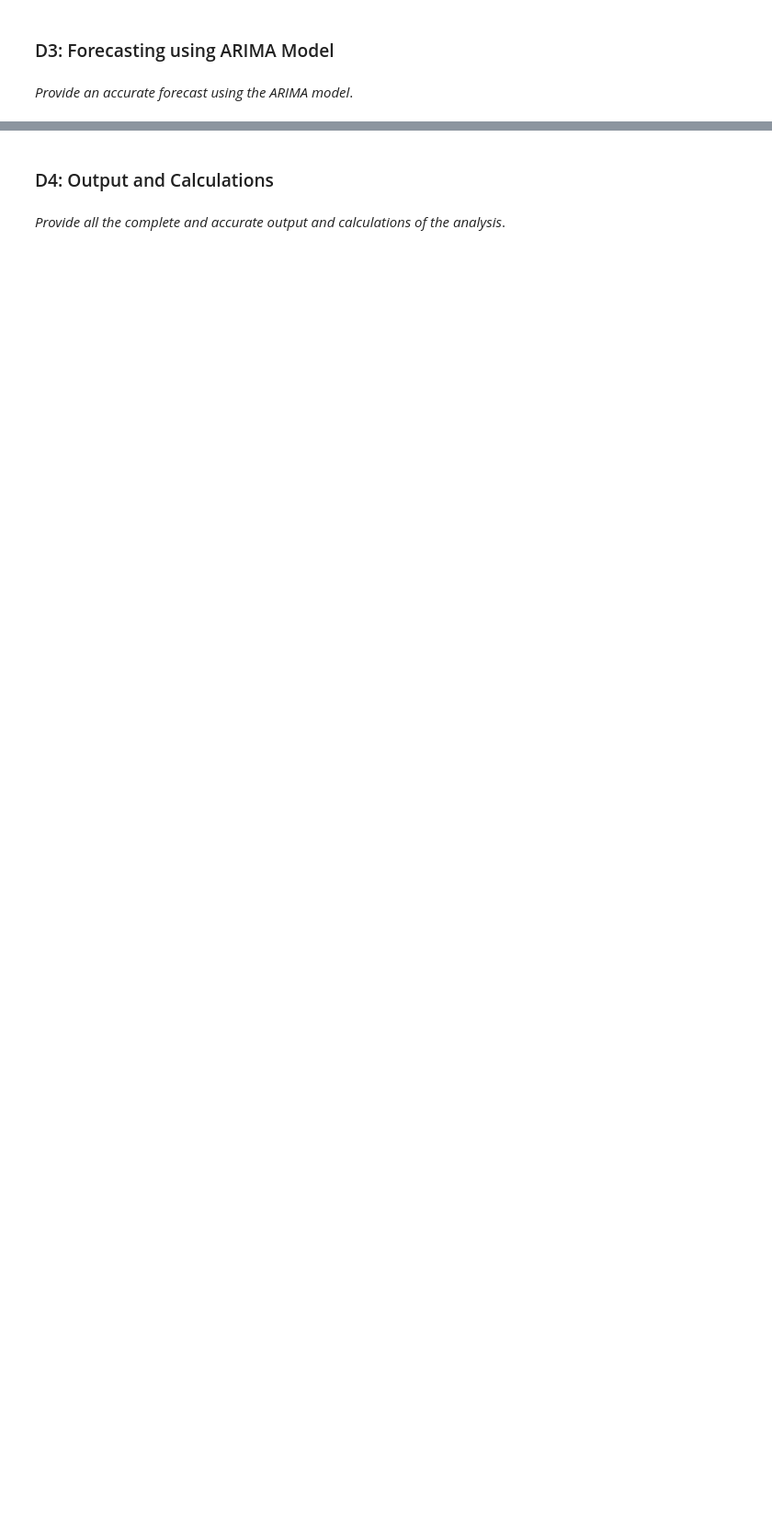
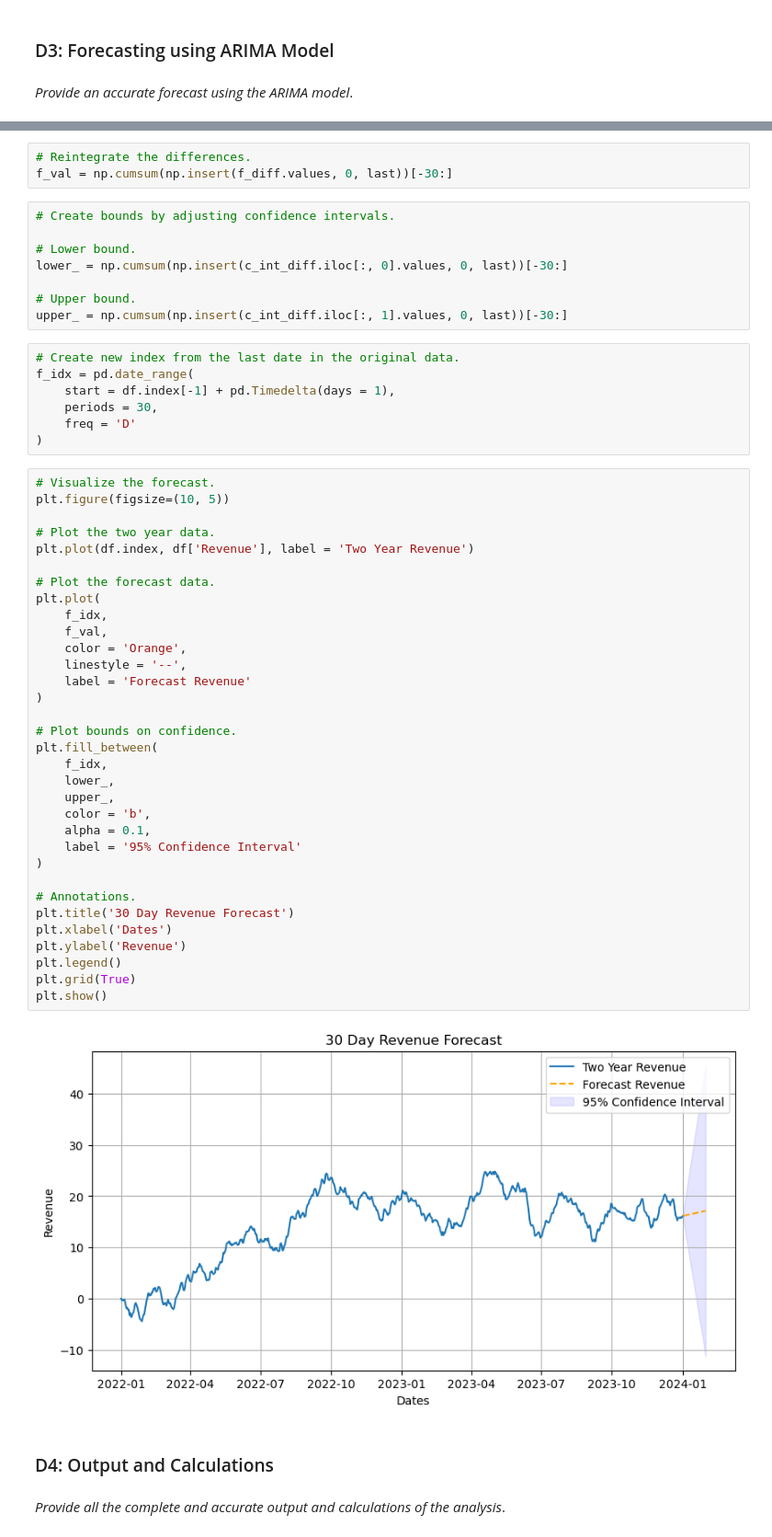
Before and after one commit to diadba/M.S.-Data-Analytics, a Jupyter notebook: D213 - Advanced Data Analytics/Task 1 - Time Series Modeling/D213PA1.ipynb, the cells around one changed output, grey strips where cells are left out. Shown at 92% size. Drawn from its saved outputs; the diff is of its cells as text; blank space fills up the shorter version.

```diff
--- a/D213 - Advanced Data Analytics/Task 1 - Time Series Modeling/D213PA1.ipynb
+++ b/D213 - Advanced Data Analytics/Task 1 - Time Series Modeling/D213PA1.ipynb
@@ -524,3 +495,56 @@ The 20% of the full set, the testing data is between the marked bars.
+# %%
+# Reintegrate the differences.
+f_val = np.cumsum(np.insert(f_diff.values, 0, last))[-30:]
+# %%
+# Create bounds by adjusting confidence intervals.
+
+# Lower bound.
+lower_ = np.cumsum(np.insert(c_int_diff.iloc[:, 0].values, 0, last))[-30:]
+
+# Upper bound.
+upper_ = np.cumsum(np.insert(c_int_diff.iloc[:, 1].values, 0, last))[-30:]
+# %%
+# Create new index from the last date in the original data.
+f_idx = pd.date_range(
+    start = df.index[-1] + pd.Timedelta(days = 1),
+    periods = 30,
+    freq = 'D'
+)
+# %%
+# Visualize the forecast.
+plt.figure(figsize=(10, 5))
+
+# Plot the two year data.
+plt.plot(df.index, df['Revenue'], label = 'Two Year Revenue')
+
+# Plot the forecast data.
+plt.plot(
+    f_idx,
+    f_val,
+    color = 'Orange',
+    linestyle = '--',
+    label = 'Forecast Revenue'
+)
+
+# Plot bounds on confidence.
+plt.fill_between(
+    f_idx,
+    lower_,
+    upper_,
+    color = 'b',
+    alpha = 0.1,
+    label = '95% Confidence Interval'
+)
+
+# Annotations.
+plt.title('30 Day Revenue Forecast')
+plt.xlabel('Dates')
+plt.ylabel('Revenue')
+plt.legend()
+plt.grid(True)
+plt.show()
+# %% [output]
+[figure, added]
 # %% [markdown]
 ### D4: Output and Calculations <a name="Output-and-Calculations"></a>
 # %% [markdown]
```
Also changed, not shown: parts of 70 cells of this notebook, 3 other files.
